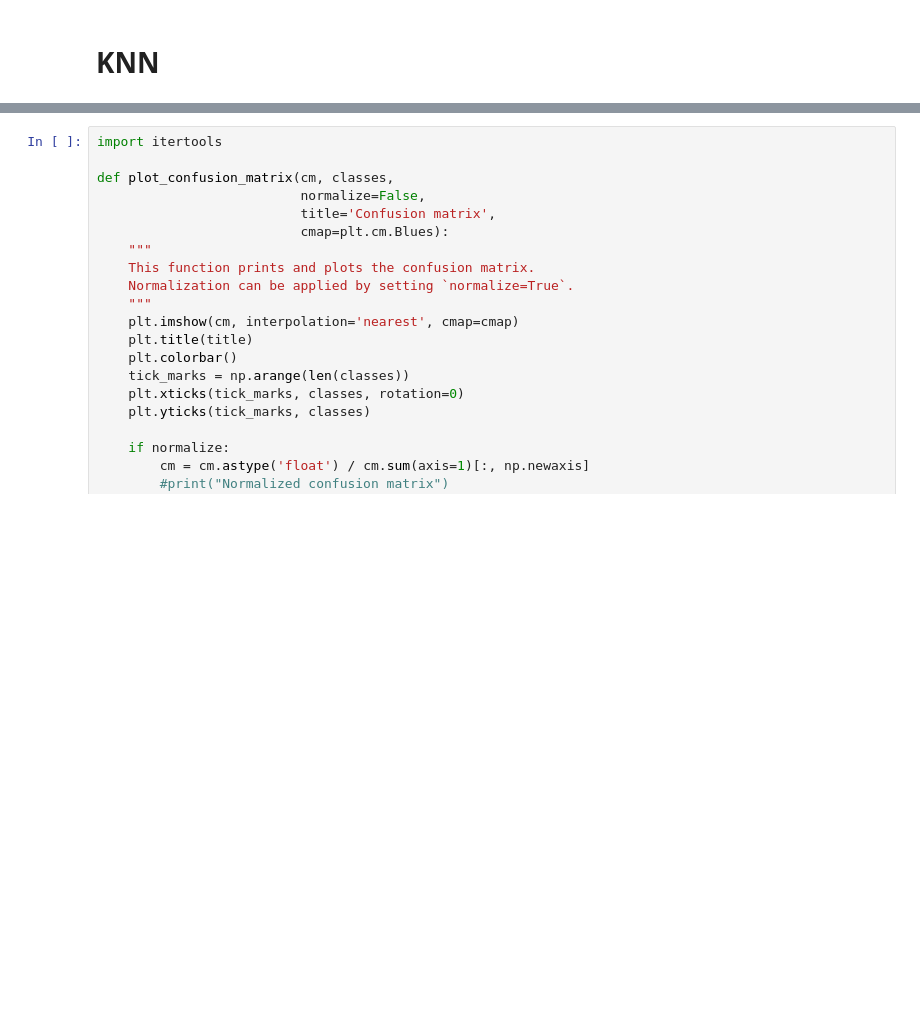
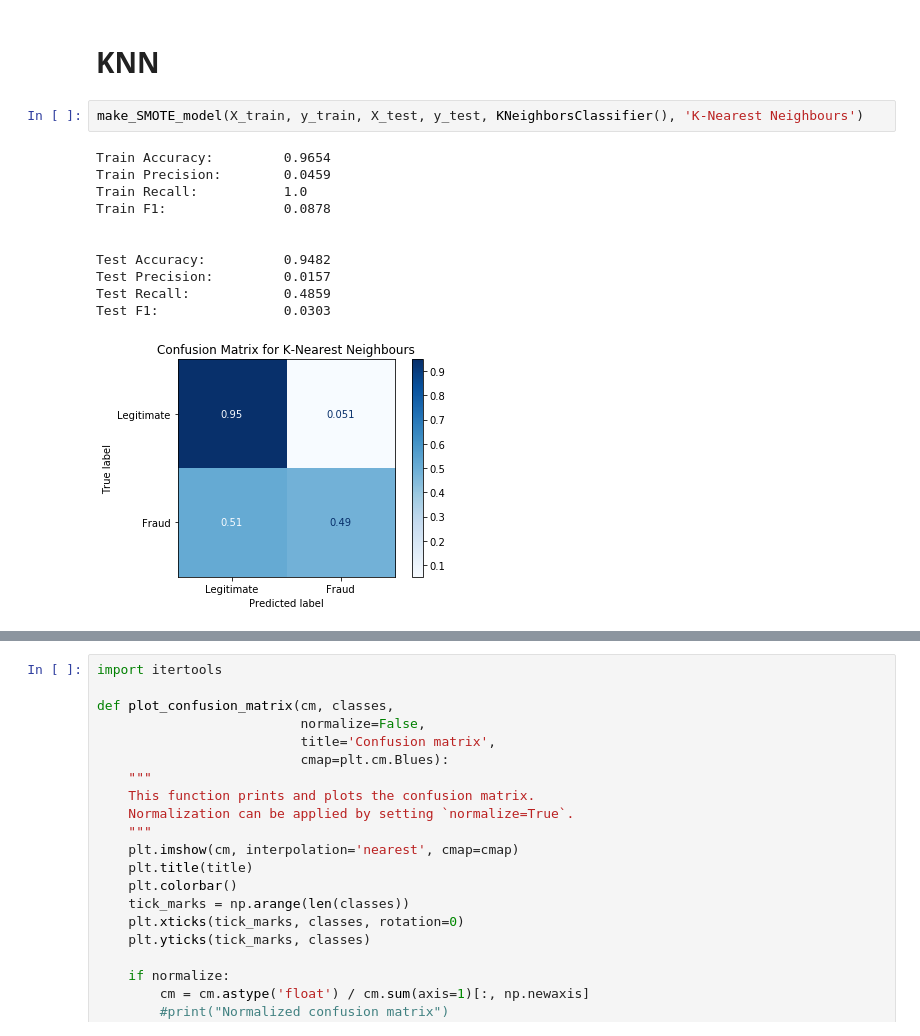
Before and after one commit to AdamBlomfield/credit_card_fraud, a Jupyter notebook: notebooks/predictive_modelling.ipynb, the cells around one changed output, grey strips where cells are left out. Cells and saved outputs as stored; diff of their text form; blank space fills up the shorter version.

```diff
--- a/notebooks/predictive_modelling.ipynb
+++ b/notebooks/predictive_modelling.ipynb
@@ -372,2 +279,16 @@ TN: 77737 FP: 7239 FN: 14 TP: 128
 # %% [markdown]
 # KNN
+# %%
+make_SMOTE_model(X_train, y_train, X_test, y_test, KNeighborsClassifier(), 'K-Nearest Neighbours')
+# %% [output]
+Train Accuracy:         0.9654
+Train Precision:        0.0459
+Train Recall:           1.0
+Train F1:               0.0878
+
+
+Test Accuracy:          0.9482
+Test Precision:         0.0157
+Test Recall:            0.4859
+Test F1:                0.0303
+[figure, added]
```
Also changed, not shown: parts of 9 cells of this notebook, 1 other file.
